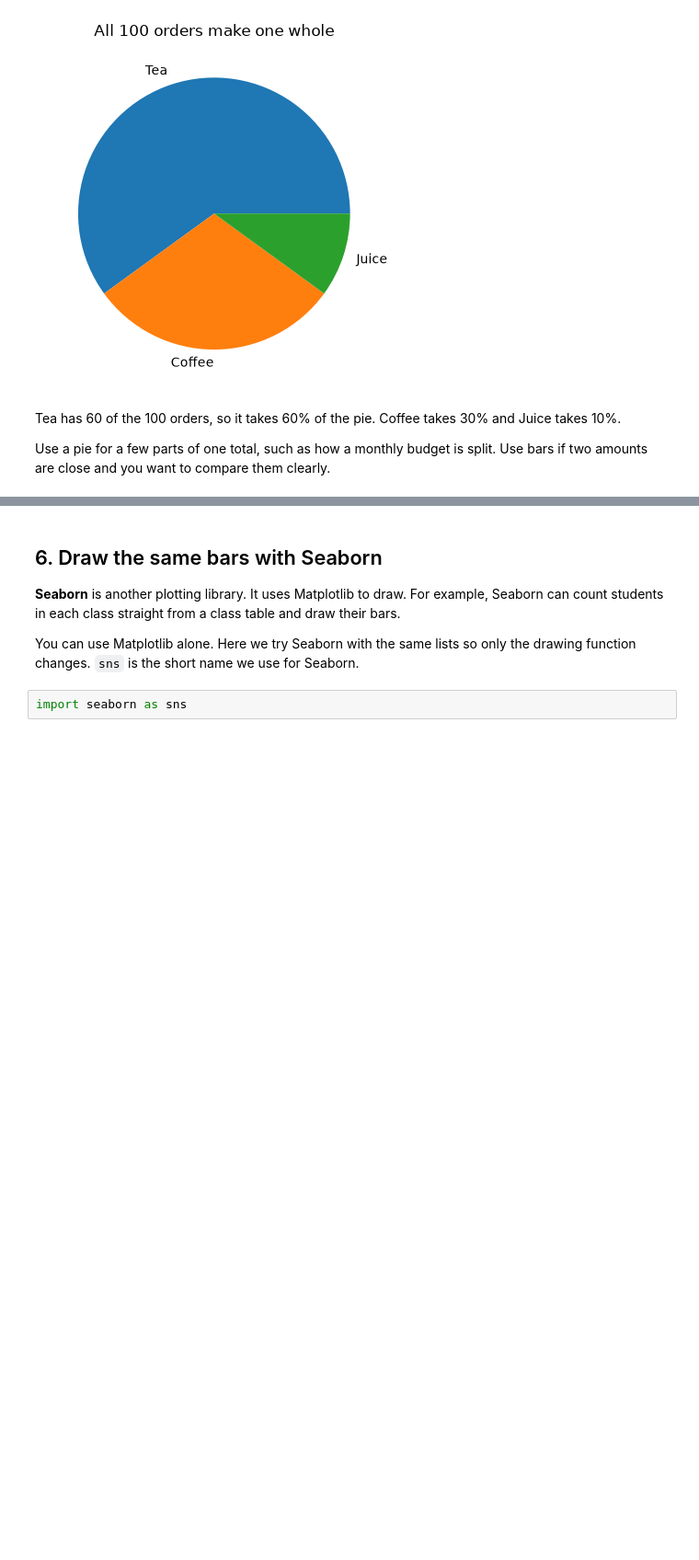
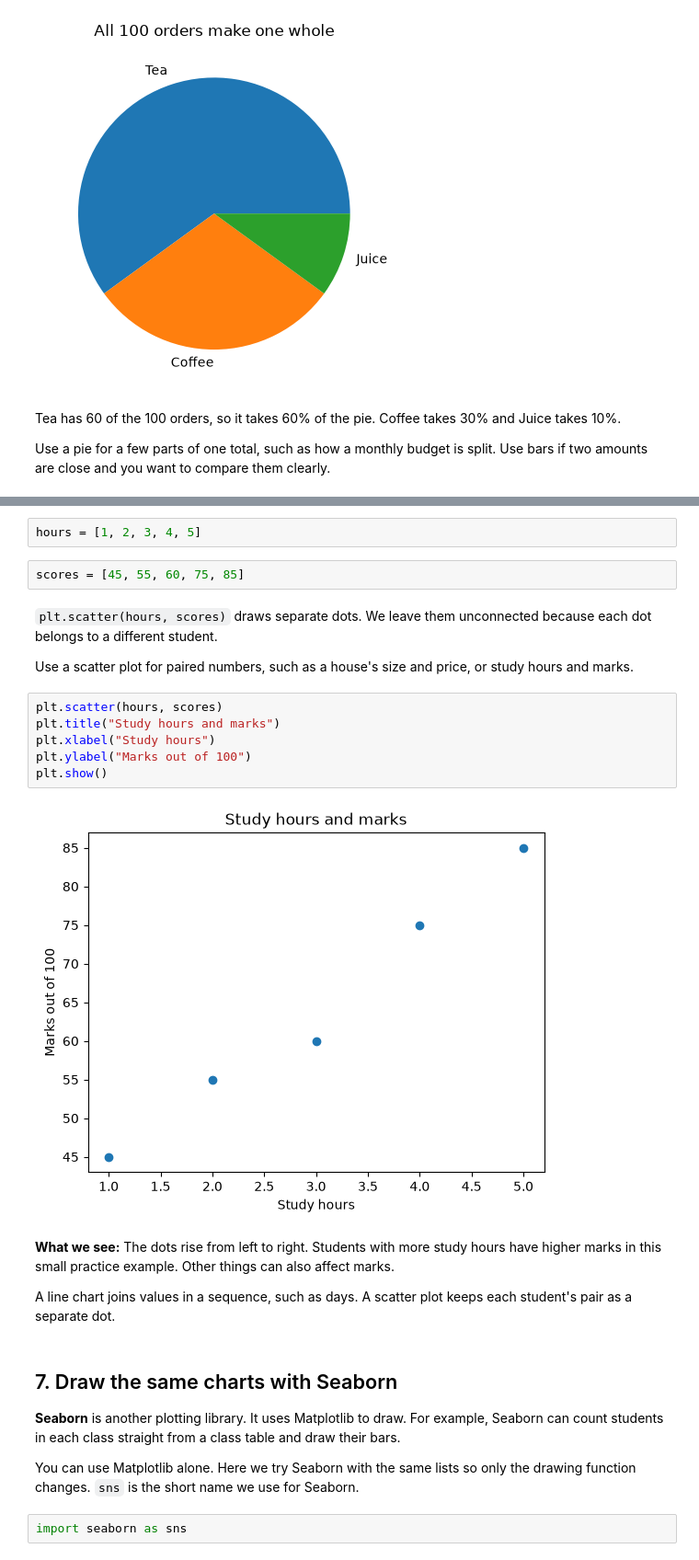
Before and after one commit to Zainulabidin-Shaikh/GenAI-Student-Materials, a Jupyter notebook: day-04/notebooks/practice.ipynb, the cells around one changed output, grey strips where cells are left out. Shown at 92% size. Cells and saved outputs as stored; diff of their text form; blank space fills up the shorter version.

```diff
--- a/day-04/notebooks/practice.ipynb
+++ b/day-04/notebooks/practice.ipynb
@@ -134,5 +140,25 @@ Use a pie for a few parts of one total, such as how a monthly budget is split. U
+# %%
+hours = [1, 2, 3, 4, 5]
+# %%
+scores = [45, 55, 60, 75, 85]
+# %% [markdown]
+`plt.scatter(hours, scores)` draws separate dots. We leave them unconnected because each dot belongs to a different student.
+
+Use a scatter plot for paired numbers, such as a house's size and price, or study hours and marks.
+# %%
+plt.scatter(hours, scores)
+plt.title("Study hours and marks")
+plt.xlabel("Study hours")
+plt.ylabel("Marks out of 100")
+plt.show()
+# %% [output]
+[figure, added]
+# %% [markdown]
+**What we see:** The dots rise from left to right. Students with more study hours have higher marks in this small practice example. Other things can also affect marks.
+
+A line chart joins values in a sequence, such as days. A scatter plot keeps each student's pair as a separate dot.
 # %% [markdown]
-## 6. Draw the same bars with Seaborn
+## 7. Draw the same charts with Seaborn
 
 **Seaborn** is another plotting library. It uses Matplotlib to draw. For example, Seaborn can count students in each class straight from a class table and draw their bars.
 
```
Also changed, not shown: parts of 35 cells of this notebook, 2 other files.
